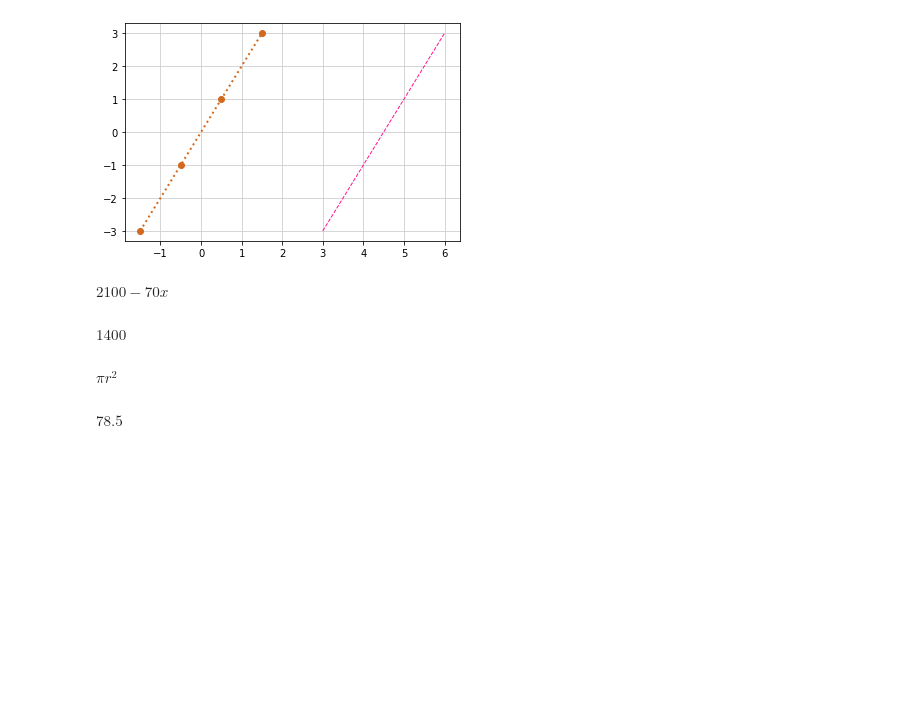
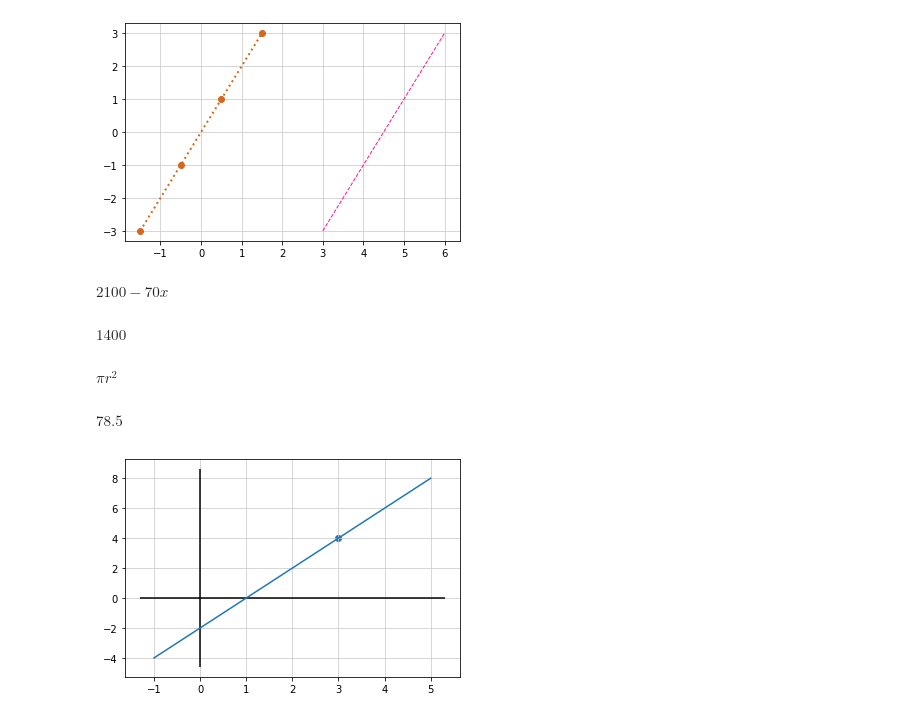
Before and after one commit to mapleYK/gifted-class, a Jupyter notebook: python/ch2.ipynb, the cells around one changed output. Drawn from its saved outputs; the diff is of its cells as text; code cells hidden in the pictures; blank space fills up the shorter version.

```diff
--- a/python/ch2.ipynb
+++ b/python/ch2.ipynb
@@ -122,3 +123,25 @@ ans
 # %% [output]
 $\displaystyle \pi r^{2}$
 $\displaystyle 78.5$
+# %%
+#通過(3,4)，斜率為2的直線
+import numpy as np
+import matplotlib.pyplot as plt
+
+def func(x):
+    return 2*x-2
+
+x = np.arange(-1,6) #x座標(1-~5)
+y = func(x)         #y座標
+
+plt.plot(x,y)
+plt.scatter(3,4)    #描繪點(3,4)
+
+xmin,xmax,ymin,ymax = plt.axis() #取得座標值的範圍
+plt.hlines(0,xmin,xmax)   #繪製x軸
+plt.vlines(0,ymin,ymax)   #繪製y軸
+plt.grid(color = "0.8")
+
+plt.show()
+# %% [output]
+[figure, added]
```
Also changed, not shown: parts of 2 cells of this notebook.
